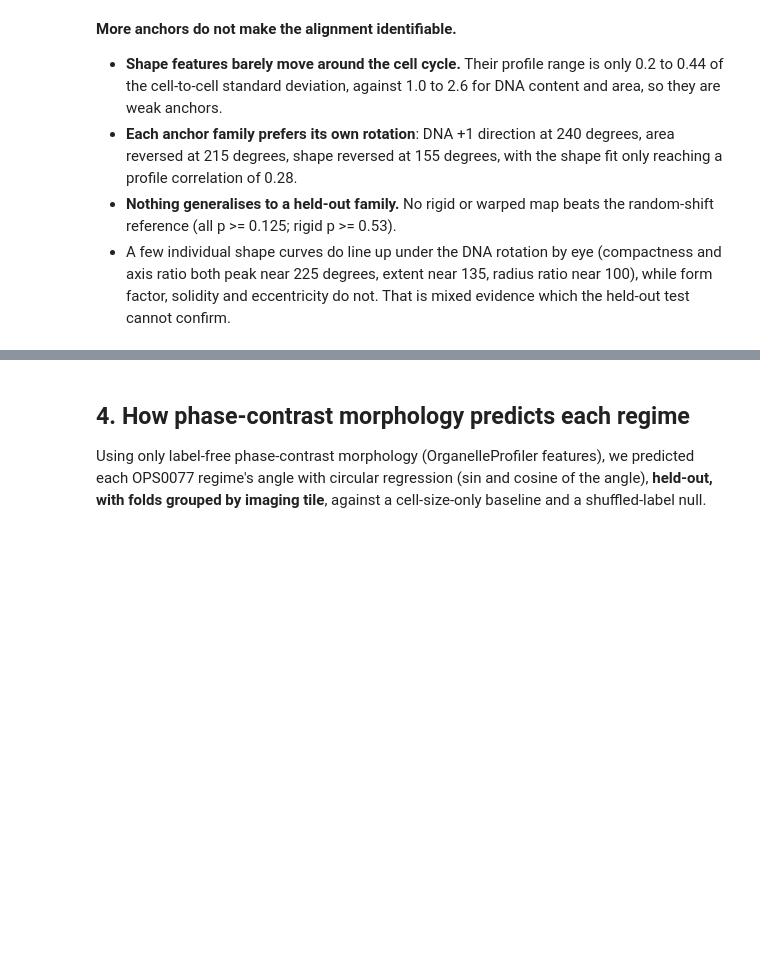
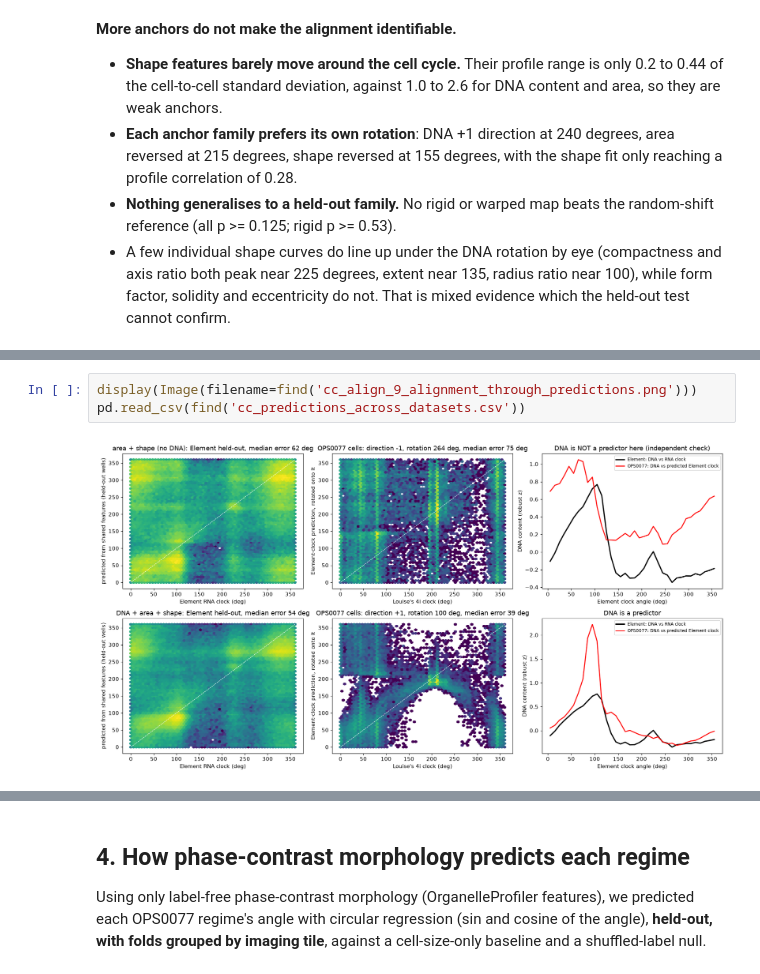
Before and after one commit to talha1369/cytodata-altair-crossmodal, a Jupyter notebook: align_cell_cycle_regimes.ipynb, the cells around one changed output, grey strips where cells are left out. Drawn from its saved outputs; the diff is of its cells as text; blank space fills up the shorter version.

Commit message:
Alignment notebook: align through predictions; predicted regimes cannot simply be merged

```diff
--- a/align_cell_cycle_regimes.ipynb
+++ b/align_cell_cycle_regimes.ipynb
@@ -221,0 +229,5 @@ leave-one-family-out (fit on two families, scored on the third; p = fraction of
+# %%
+display(Image(filename=find('cc_align_9_alignment_through_predictions.png')))
+pd.read_csv(find('cc_predictions_across_datasets.csv'))
+# %% [output]
+[figure, added]
```
Also changed, not shown: parts of 6 cells of this notebook, 7 other files.
